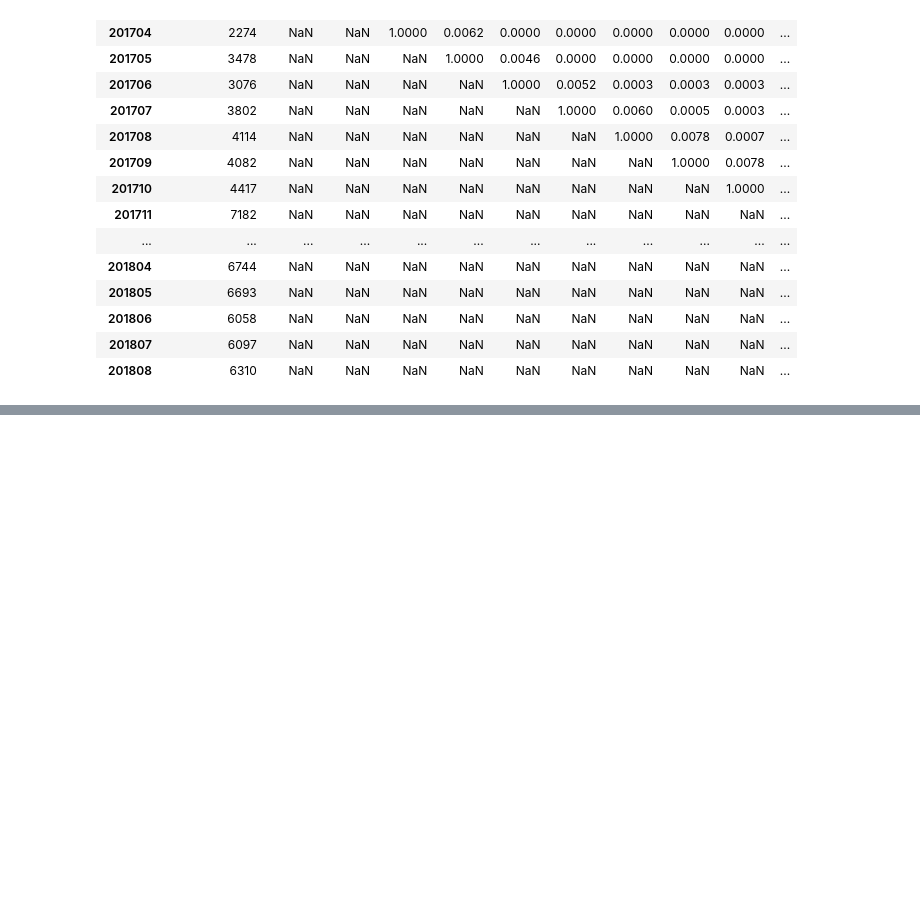
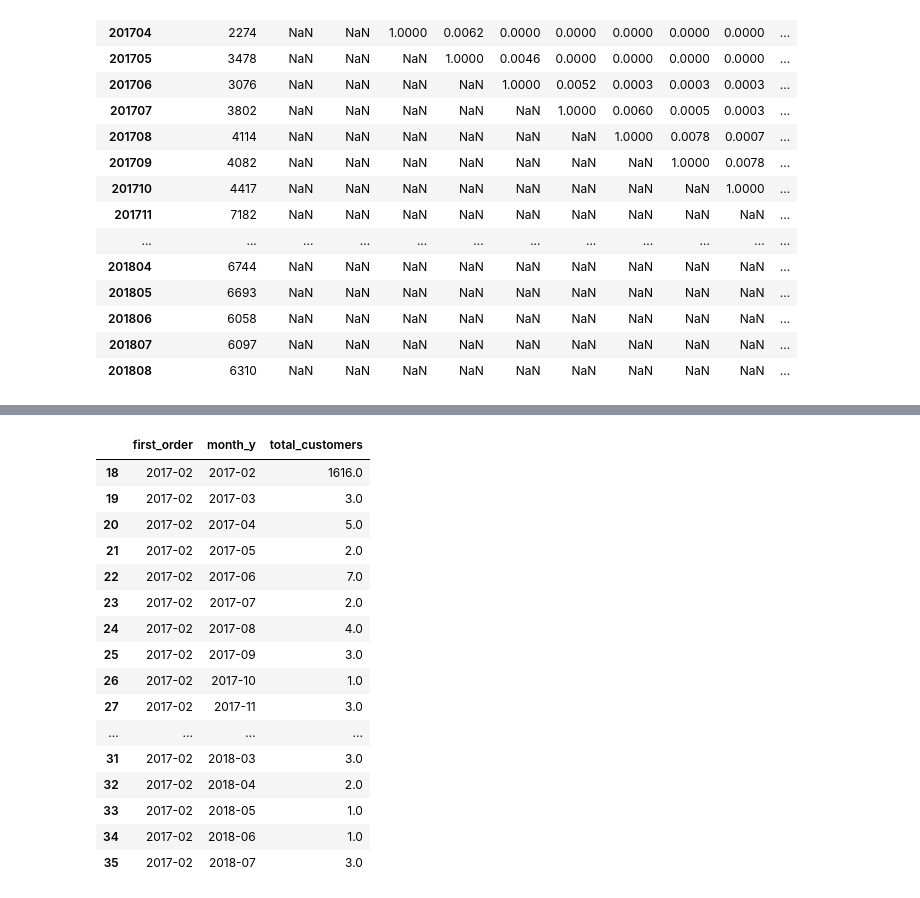
Before and after one commit to hyunjun33/Funnel_Analysis, a Jupyter notebook: Olist/Olist_Customer_Analysis.ipynb, the cells around one changed output, grey strips where cells are left out. Saved outputs shown, nothing was run; the diff lists cells and outputs as text; code cells hidden in the pictures; blank space fills up the shorter version.

```diff
--- a/Olist/Olist_Customer_Analysis.ipynb
+++ b/Olist/Olist_Customer_Analysis.ipynb
@@ -687,0 +775,5 @@ tmp.query("customer_unique_id == '0000366f3b9a7992bf8c76cfdf3221e2'")
+# %%
+cohorts.loc[cohorts.shape[0], "first_order"] = "2017-01"
+cohorts.loc[cohorts.shape[0]-1, "month_y"] = "2017-10"
+cohorts.loc[cohorts.shape[0]-1, "total_customers"] = 0
+cohorts
@@ -687,0 +794,5 @@ tmp.query("customer_unique_id == '0000366f3b9a7992bf8c76cfdf3221e2'")
+# %%
+cohorts.loc[cohorts.shape[0], "first_order"] = "2017-01"
+cohorts.loc[cohorts.shape[0]-1, "month_y"] = "2018-7"
+cohorts.loc[cohorts.shape[0]-1, "total_customers"] = 0
+cohorts
@@ -687,0 +813,20 @@ tmp.query("customer_unique_id == '0000366f3b9a7992bf8c76cfdf3221e2'")
+# %%
+cohorts[cohorts["first_order"] == "2017-02"]
+# %% [output]
+|  | first_order | month_y | total_customers |
+| 18 | 2017-02 | 2017-02 | 1616.0 |
+| 19 | 2017-02 | 2017-03 | 3.0 |
+| 20 | 2017-02 | 2017-04 | 5.0 |
+| 21 | 2017-02 | 2017-05 | 2.0 |
+| 22 | 2017-02 | 2017-06 | 7.0 |
+| 23 | 2017-02 | 2017-07 | 2.0 |
+| 24 | 2017-02 | 2017-08 | 4.0 |
+| 25 | 2017-02 | 2017-09 | 3.0 |
+| 26 | 2017-02 | 2017-10 | 1.0 |
+| 27 | 2017-02 | 2017-11 | 3.0 |
+| ... | ... | ... | ... |
+| 31 | 2017-02 | 2018-03 | 3.0 |
+| 32 | 2017-02 | 2018-04 | 2.0 |
+| 33 | 2017-02 | 2018-05 | 1.0 |
+| 34 | 2017-02 | 2018-06 | 1.0 |
+| 35 | 2017-02 | 2018-07 | 3.0 |
```
Also changed, not shown: parts of 19 cells of this notebook.
